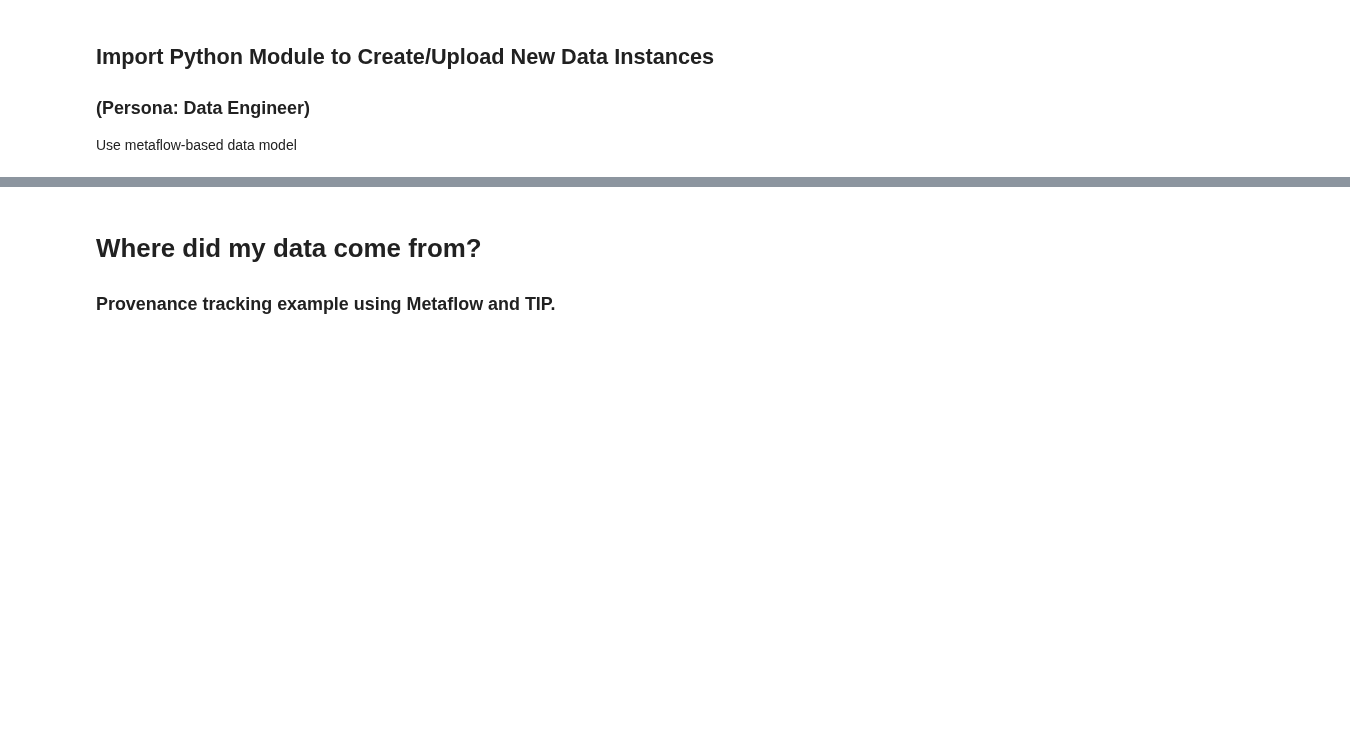
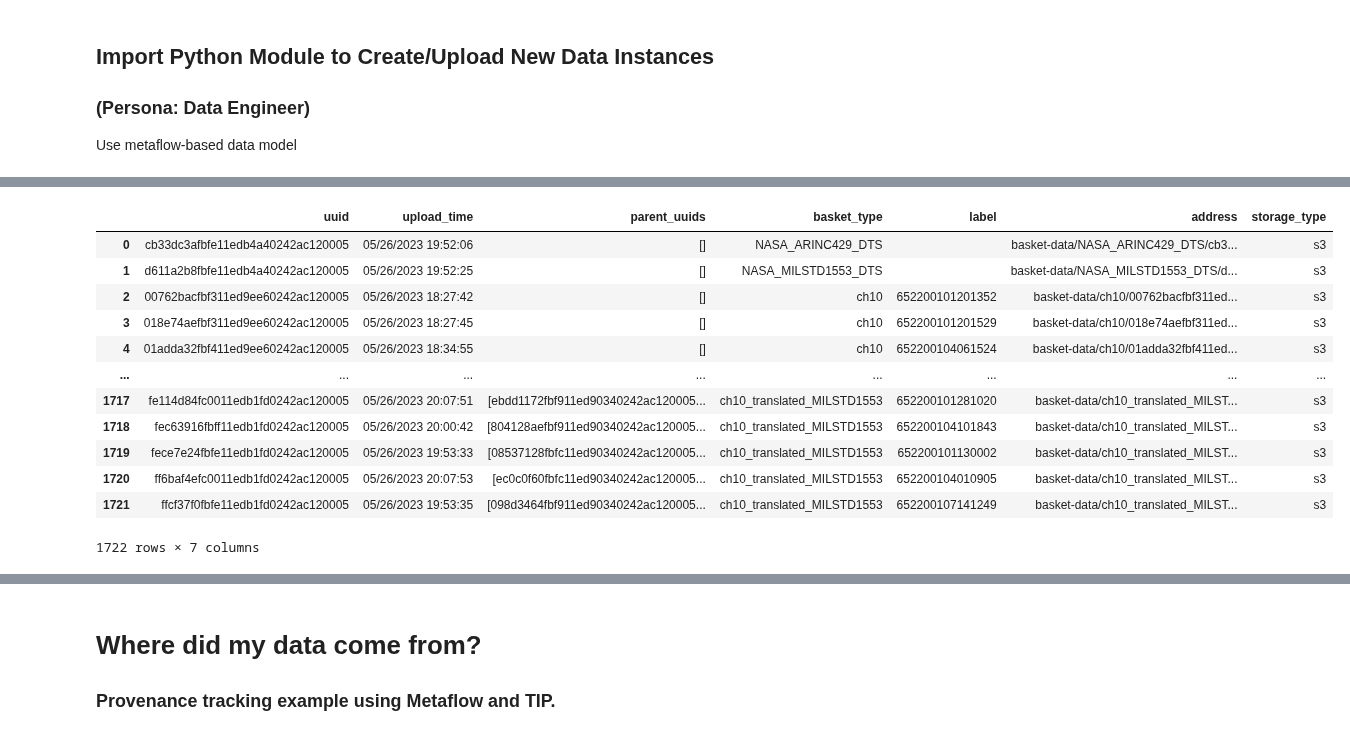
Before and after one commit to 309thEDDGE/opal, a Jupyter notebook: demo-notebooks/extract_transform_load_demo.ipynb, the cells around one changed output, grey strips where cells are left out. Drawn from its saved outputs; the diff is of its cells as text; code cells hidden in the pictures; blank space fills up the shorter version.

Commit message:
update notebooks to use basket-data

```diff
--- a/demo-notebooks/extract_transform_load_demo.ipynb
+++ b/demo-notebooks/extract_transform_load_demo.ipynb
@@ -21,7 +21,21 @@ s3 = s3fs.S3FileSystem(client_kwargs = {'endpoint_url': os.environ['S3_ENDPOINT'
 
 <img src="resources/weave to minio.drawio.png">
 # %%
-index = create_index_from_s3('basket-data-with-arinc')
+index = create_index_from_s3('basket-data')
 index
+# %% [output]
+|  | uuid | upload_time | parent_uuids | basket_type | label | address | storage_type |
+| 0 | cb33dc3afbfe11edb4a40242ac120005 | 05/26/2023 19:52:06 | [] | NASA_ARINC429_DTS |  | basket-data/NASA_ARINC429_DTS/cb3... | s3 |
+| 1 | d611a2b8fbfe11edb4a40242ac120005 | 05/26/2023 19:52:25 | [] | NASA_MILSTD1553_DTS |  | basket-data/NASA_MILSTD1553_DTS/d... | s3 |
+| 2 | 00762bacfbf311ed9ee60242ac120005 | 05/26/2023 18:27:42 | [] | ch10 | 652200101201352 | basket-data/ch10/00762bacfbf311ed... | s3 |
+| 3 | 018e74aefbf311ed9ee60242ac120005 | 05/26/2023 18:27:45 | [] | ch10 | 652200101201529 | basket-data/ch10/018e74aefbf311ed... | s3 |
+| 4 | 01adda32fbf411ed9ee60242ac120005 | 05/26/2023 18:34:55 | [] | ch10 | 652200104061524 | basket-data/ch10/01adda32fbf411ed... | s3 |
+| ... | ... | ... | ... | ... | ... | ... | ... |
+| 1717 | fe114d84fc0011edb1fd0242ac120005 | 05/26/2023 20:07:51 | [ebdd1172fbf911ed90340242ac120005... | ch10_translated_MILSTD1553 | 652200101281020 | basket-data/ch10_translated_MILST... | s3 |
+| 1718 | fec63916fbff11edb1fd0242ac120005 | 05/26/2023 20:00:42 | [804128aefbf911ed90340242ac120005... | ch10_translated_MILSTD1553 | 652200104101843 | basket-data/ch10_translated_MILST... | s3 |
+| 1719 | fece7e24fbfe11edb1fd0242ac120005 | 05/26/2023 19:53:33 | [08537128fbfc11ed90340242ac120005... | ch10_translated_MILSTD1553 | 652200101130002 | basket-data/ch10_translated_MILST... | s3 |
+| 1720 | ff6baf4efc0011edb1fd0242ac120005 | 05/26/2023 20:07:53 | [ec0c0f60fbfc11ed90340242ac120005... | ch10_translated_MILSTD1553 | 652200104010905 | basket-data/ch10_translated_MILST... | s3 |
+| 1721 | ffcf37f0fbfe11edb1fd0242ac120005 | 05/26/2023 19:53:35 | [098d3464fbf911ed90340242ac120005... | ch10_translated_MILSTD1553 | 652200107141249 | basket-data/ch10_translated_MILST... | s3 |
+1722 rows × 7 columns
 # %%
 index.basket_type.value_counts()
```
Also changed, not shown: parts of 15 cells of this notebook, 1 other file.
